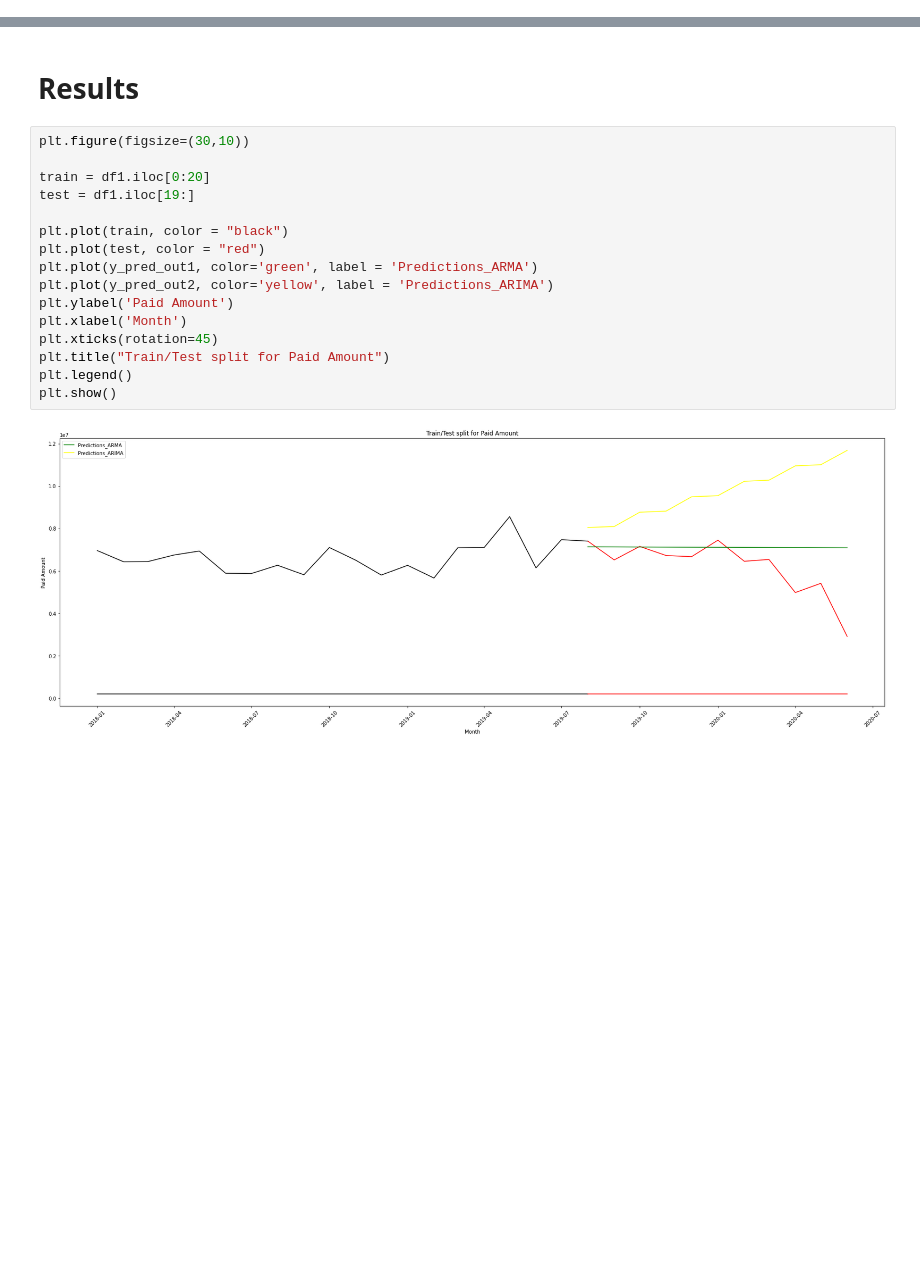
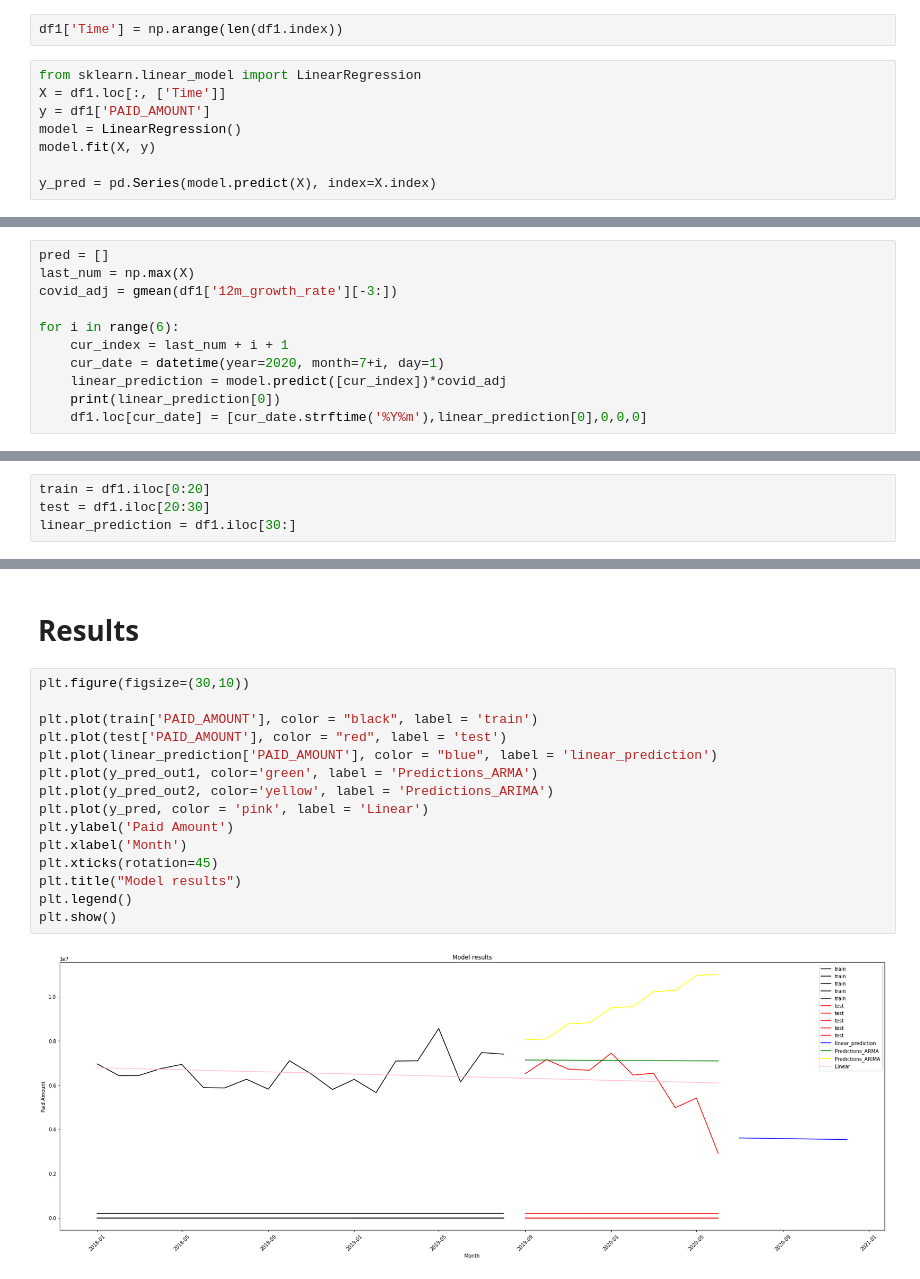
Before and after one commit to williamfolkner/eda-demo, a Jupyter notebook: 3 - Prediction.ipynb, the cells around one changed output, grey strips where cells are left out. Drawn from its saved outputs; the diff is of its cells as text; blank space fills up the shorter version.

```diff
--- a/3 - Prediction.ipynb
+++ b/3 - Prediction.ipynb
@@ -59,0 +92,10 @@ plt.show()
+# %%
+df1['Time'] = np.arange(len(df1.index))
+# %%
+from sklearn.linear_model import LinearRegression
+X = df1.loc[:, ['Time']]
+y = df1['PAID_AMOUNT']
+model = LinearRegression()
+model.fit(X, y)
+
+y_pred = pd.Series(model.predict(X), index=X.index)
@@ -59,0 +109,11 @@ plt.show()
+# %%
+pred = []
+last_num = np.max(X)
+covid_adj = gmean(df1['12m_growth_rate'][-3:])
+
+for i in range(6):
+    cur_index = last_num + i + 1
+    cur_date = datetime(year=2020, month=7+i, day=1)
+    linear_prediction = model.predict([cur_index])*covid_adj
+    print(linear_prediction[0])
+    df1.loc[cur_date] = [cur_date.strftime('%Y%m'),linear_prediction[0],0,0,0]
@@ -59,0 +133,4 @@ plt.show()
+# %%
+train = df1.iloc[0:20]
+test = df1.iloc[20:30]
+linear_prediction = df1.iloc[30:]
@@ -119,18 +204,17 @@ RMSE:  625355815.5937577
 # %%
 plt.figure(figsize=(30,10))
 
-train = df1.iloc[0:20]
-test = df1.iloc[19:]
-
-plt.plot(train, color = "black")
-plt.plot(test, color = "red")
+plt.plot(train['PAID_AMOUNT'], color = "black", label = 'train')
+plt.plot(test['PAID_AMOUNT'], color = "red", label = 'test')
+plt.plot(linear_prediction['PAID_AMOUNT'], color = "blue", label = 'linear_prediction')
 plt.plot(y_pred_out1, color='green', label = 'Predictions_ARMA')
 plt.plot(y_pred_out2, color='yellow', label = 'Predictions_ARIMA')
+plt.plot(y_pred, color = 'pink', label = 'Linear')
 plt.ylabel('Paid Amount')
 plt.xlabel('Month')
 plt.xticks(rotation=45)
-plt.title("Train/Test split for Paid Amount")
+plt.title("Model results")
 plt.legend()
 plt.show()
 # %% [output]
-[figure, old version]
+[figure, new version]
```
Also changed, not shown: parts of 22 cells of this notebook, 2 other files.
